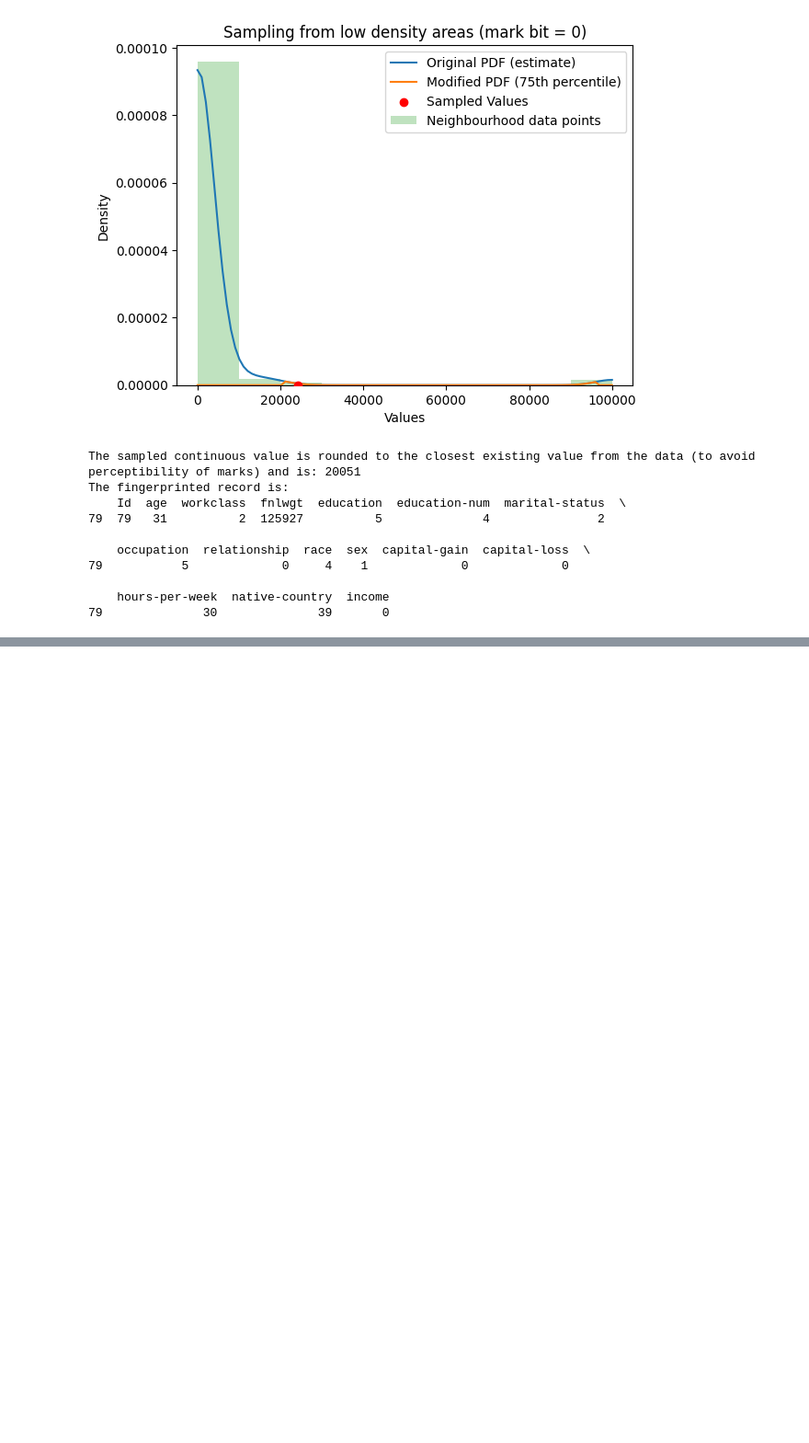
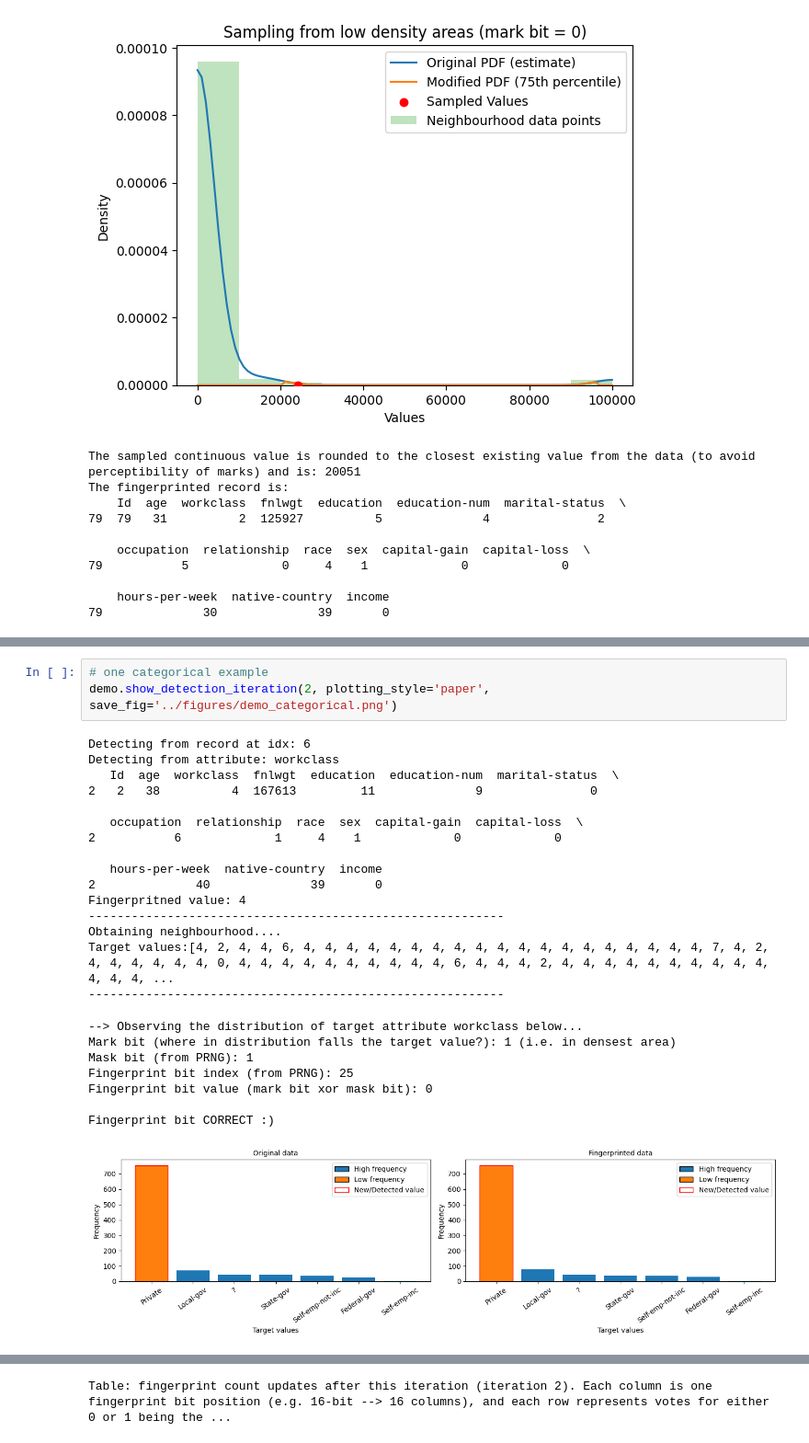
Before and after one commit to tanjascats/NCorr-FP, a Jupyter notebook: NCorrFP/notebooks/NCorrFP_pipeline_adult.ipynb, the cells around one changed output, grey strips where cells are left out. Shown at 92% size. Drawn from its saved outputs; the diff is of its cells as text; blank space fills up the shorter version.

```diff
--- a/NCorrFP/notebooks/NCorrFP_pipeline_adult.ipynb
+++ b/NCorrFP/notebooks/NCorrFP_pipeline_adult.ipynb
@@ -224,0 +230,27 @@ Table: fingerprint count updates after this iteration (iteration 63). Each colum
+# %%
+# one categorical example
+demo.show_detection_iteration(2, plotting_style='paper', save_fig='../figures/demo_categorical.png')
+# %% [output]
+Detecting from record at idx: 6
+Detecting from attribute: workclass
+   Id  age  workclass  fnlwgt  education  education-num  marital-status  \
+2   2   38          4  167613         11              9               0
+
+   occupation  relationship  race  sex  capital-gain  capital-loss  \
+2           6             1     4    1             0             0
+
+   hours-per-week  native-country  income
+2              40              39       0
+Fingerpritned value: 4
+----------------------------------------------------------
+Obtaining neighbourhood....
+Target values:[4, 2, 4, 4, 6, 4, 4, 4, 4, 4, 4, 4, 4, 4, 4, 4, 4, 4, 4, 4, 4, 4, 4, 4, 7, 4, 2, 4, 4, 4, 4, 4, 4, 0, 4, 4, 4, 4, 4, 4, 4, 4, 4, 4, 6, 4, 4, 4, 2, 4, 4, 4, 4, 4, 4, 4, 4, 4, 4, 4, 4, 4, ...
+----------------------------------------------------------
+--> Observing the distribution of target attribute workclass below...
+Mark bit (where in distribution falls the target value?): 1 (i.e. in densest area)
+Mask bit (from PRNG): 1
+Fingerprint bit index (from PRNG): 25
+Fingerprint bit value (mark bit xor mask bit): 0
+
+Fingerprint bit CORRECT :)
+[figure, added]
@@ -224,0 +258 @@ Table: fingerprint count updates after this iteration (iteration 63). Each colum
+Table: fingerprint count updates after this iteration (iteration 2). Each column is one fingerprint bit position (e.g. 16-bit --> 16 columns), and each row represents votes for either 0 or 1 being the ...
```
Also changed, not shown: parts of 7 cells of this notebook, 21 other files.
